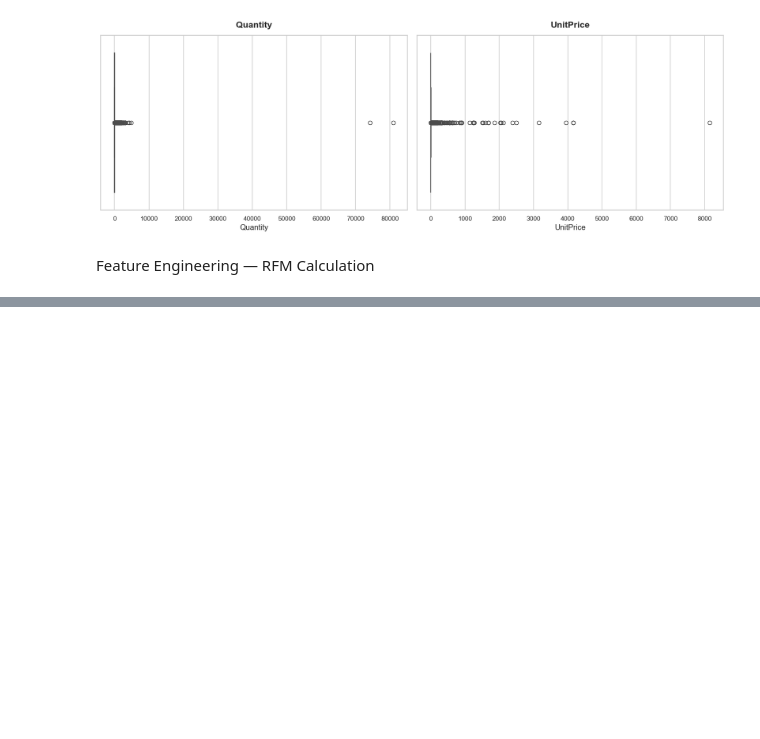
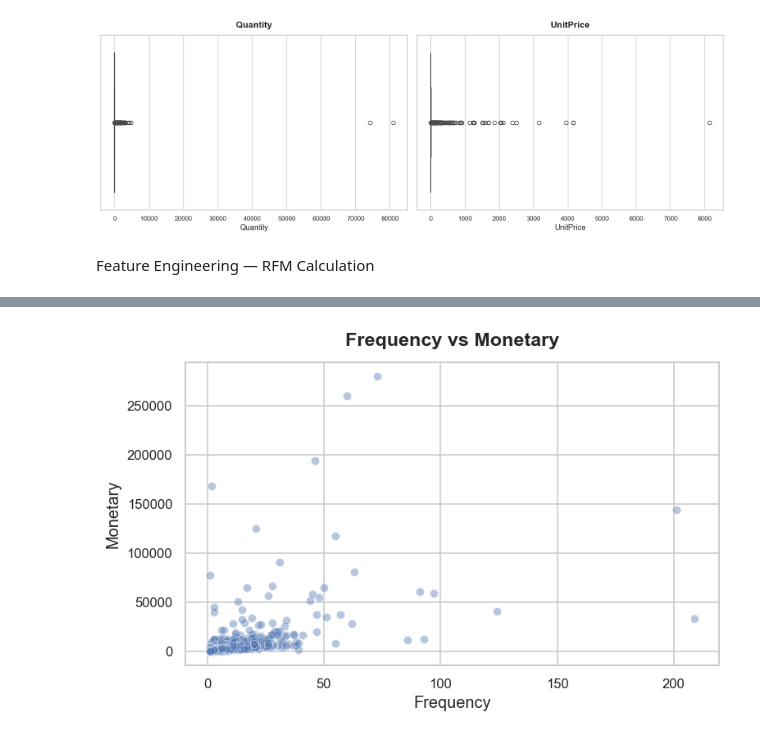
Before and after one commit to Superkai017/retail-unsupervised-lab, a Jupyter notebook: unsupervised.ipynb, the cells around one changed output, grey strips where cells are left out. Cells and saved outputs as stored; diff of their text form; code cells hidden in the pictures; blank space fills up the shorter version.

```diff
--- a/unsupervised.ipynb
+++ b/unsupervised.ipynb
@@ -190,0 +232,7 @@ rfm.head(10)
+# %%
+plt.figure(figsize=(7, 4))
+sns.scatterplot(x='Frequency', y='Monetary', data=rfm, alpha=0.4)
+plt.title('Frequency vs Monetary')
+plt.show()
+# %% [output]
+[figure, added]
```
Also changed, not shown: parts of 19 cells of this notebook.
